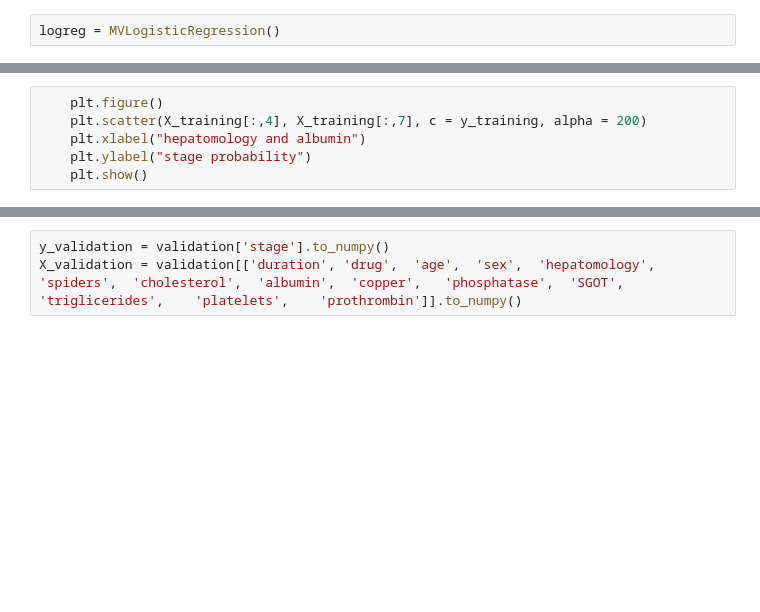
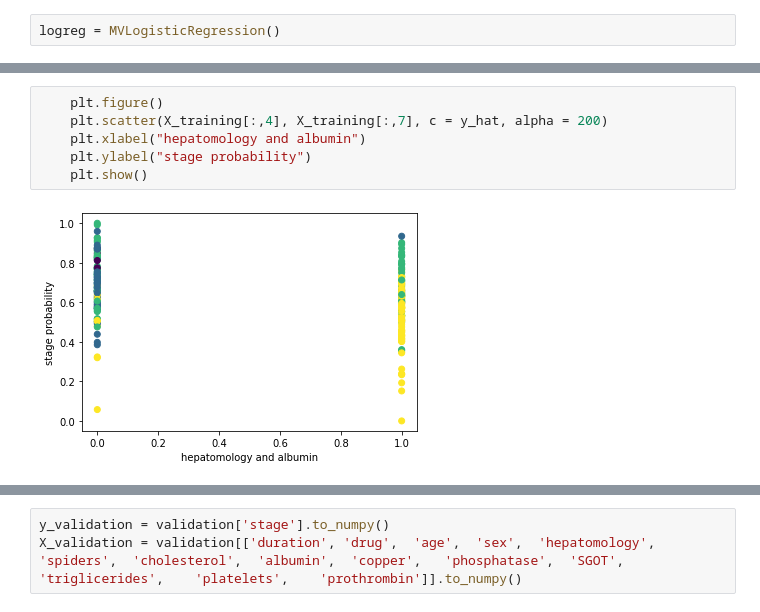
Before and after one commit to VineetSivadasan/houses, a Jupyter notebook: Multivariate_Logistic_Regression_Cirrhosis.ipynb, the cells around one changed output, grey strips where cells are left out. Drawn from its saved outputs; the diff is of its cells as text; blank space fills up the shorter version.

```diff
--- a/Multivariate_Logistic_Regression_Cirrhosis.ipynb
+++ b/Multivariate_Logistic_Regression_Cirrhosis.ipynb
@@ -147,6 +298,8 @@ print(f"Training Accuracy: {accuracy(y_training, y_hat):0.4f}")
 # %%
     plt.figure()
-    plt.scatter(X_training[:,4], X_training[:,7], c = y_training, alpha = 200)
+    plt.scatter(X_training[:,4], X_training[:,7], c = y_hat, alpha = 200)
     plt.xlabel("hepatomology and albumin")
     plt.ylabel("stage probability")
     plt.show()
+# %% [output]
+[figure, added]
```
Also changed, not shown: parts of 22 cells of this notebook.
